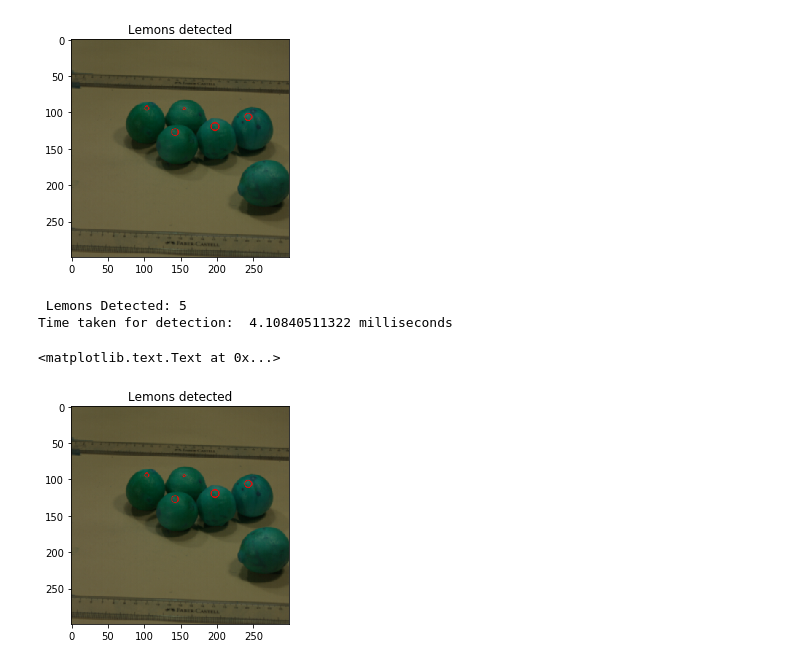
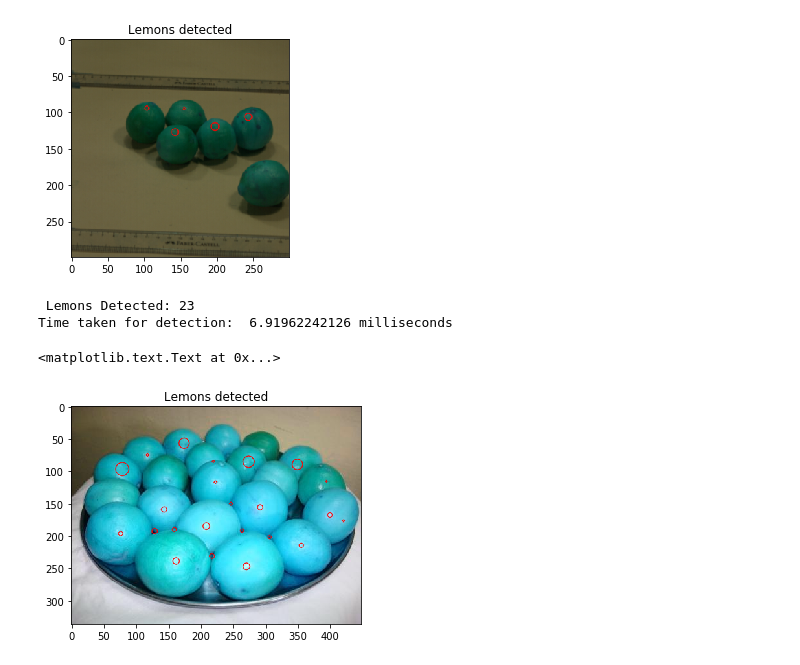
Before and after one commit to surajpaib/OpenCV, a Jupyter notebook: lemonrecog.ipynb, the cells around one changed output. Drawn from its saved outputs; the diff is of its cells as text; code cells hidden in the pictures.

```diff
--- a/lemonrecog.ipynb
+++ b/lemonrecog.ipynb
@@ -75,16 +75,16 @@ Time taken for detection:  5.27470111847 milliseconds
 [figure]
 # %%
 start = timeit.default_timer()
-L = LemonRecognizer('/home/suraj/Repositories/LemonRecognition/lemon.jpeg')
+L = LemonRecognizer('/home/suraj/Repositories/LemonRecognition/Lemons3.JPG')
 L.convert_to_blob()
 im, points = L.blob_detecter()
 print " Lemons Detected:", len(points)
 now = timeit.default_timer() - start
 print "Time taken for detection: ", now * 100 , "milliseconds"
 plt.imshow(im)
 plt.title('Lemons detected')
 # %% [output]
- Lemons Detected: 5
-Time taken for detection:  4.10840511322 milliseconds
+ Lemons Detected: 23
+Time taken for detection:  6.91962242126 milliseconds
 <matplotlib.text.Text at 0x...>
-[figure, old version]
+[figure, new version]
```
Also changed, not shown: 1 other file.
